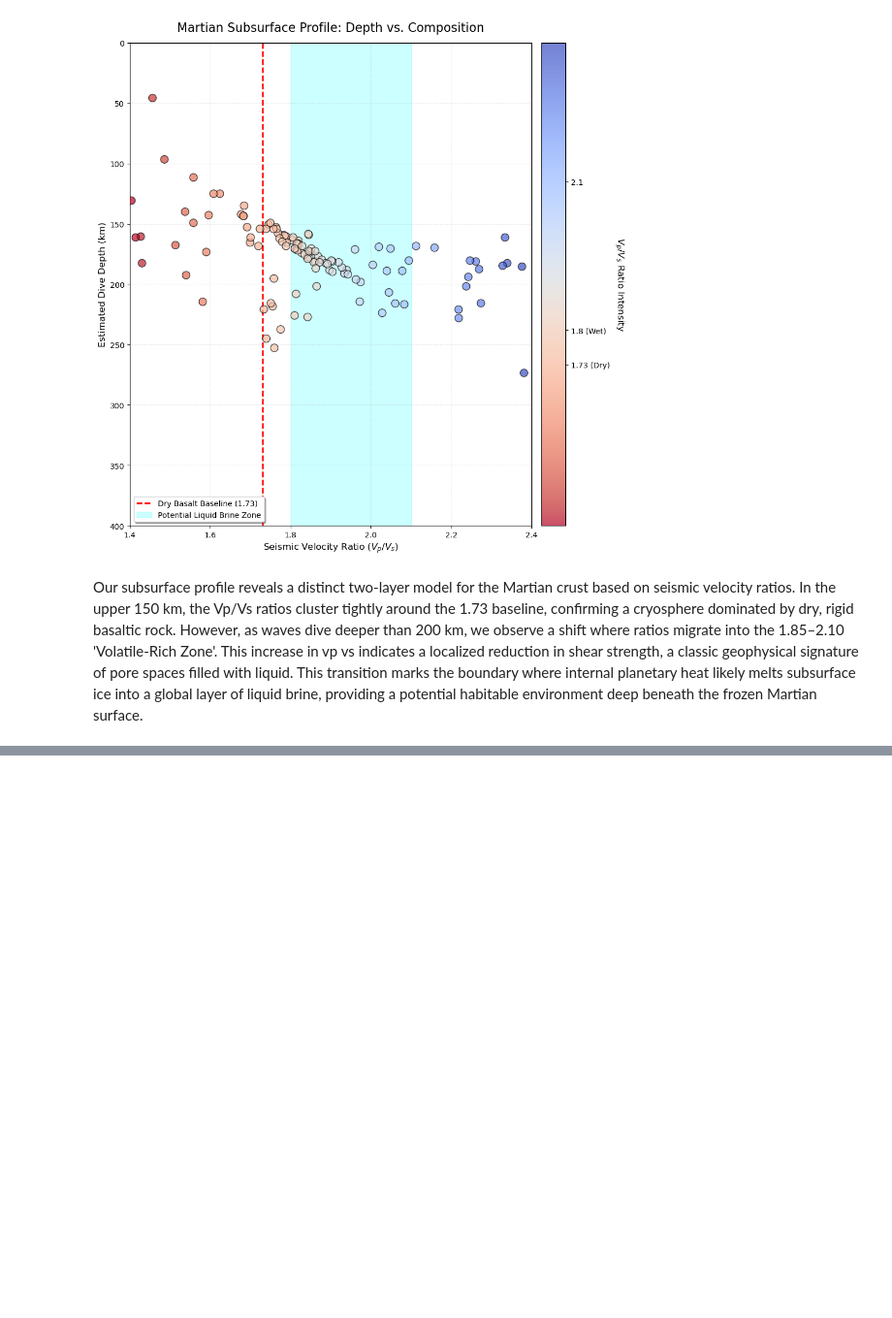
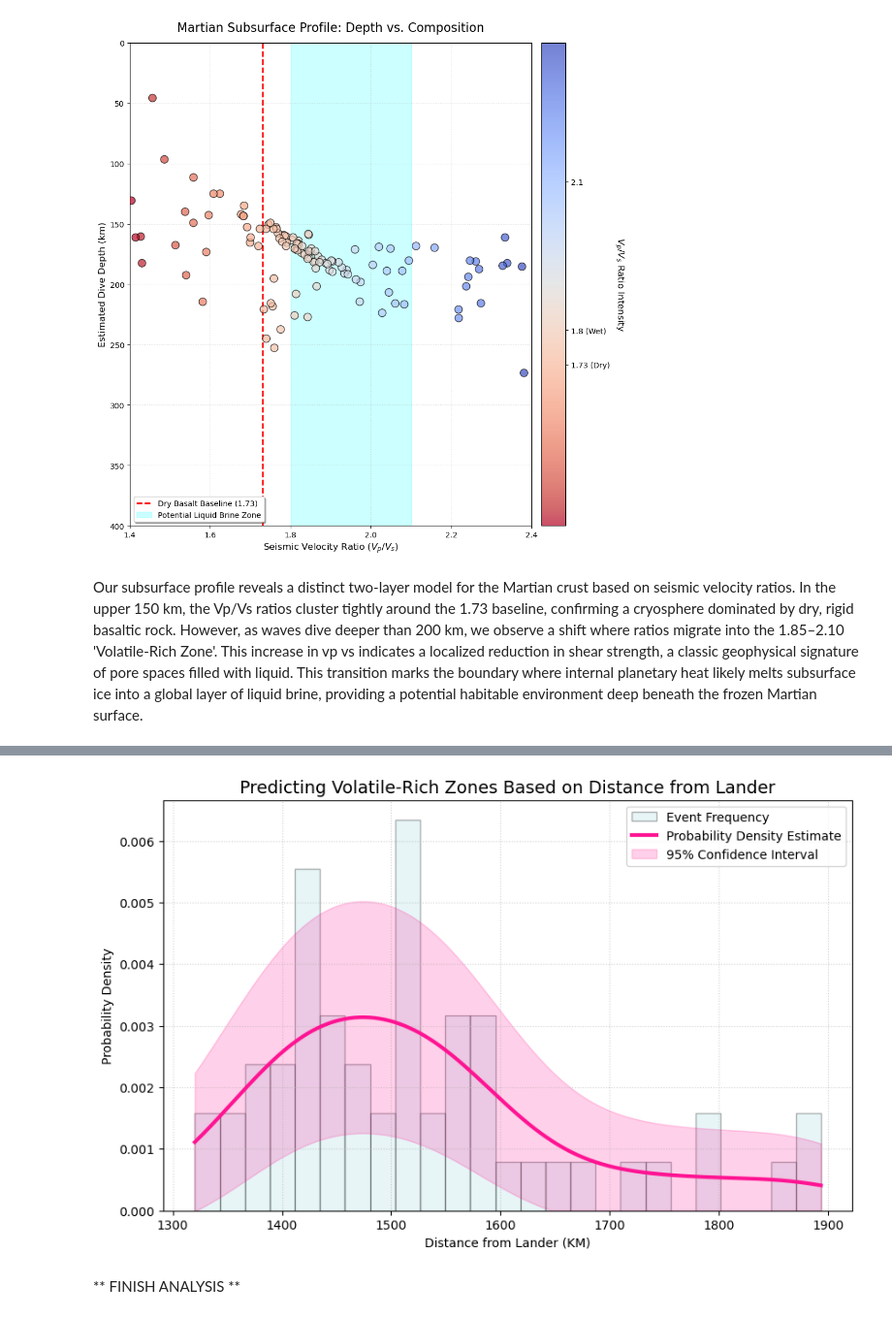
Before and after one commit to GPGN268/SP2026-FP08-Insight-Mission, a Jupyter notebook: Final_Mars_Seismic_Analysis.ipynb, the cells around one changed output, grey strips where cells are left out. Shown at 97% size. Cells and saved outputs as stored; diff of their text form; code cells hidden in the pictures; blank space fills up the shorter version.

Commit message:
added my stuff for frequency, need to analyze

```diff
--- a/Final_Mars_Seismic_Analysis.ipynb
+++ b/Final_Mars_Seismic_Analysis.ipynb
@@ -385,0 +432,47 @@ Our subsurface profile reveals a distinct two-layer model for the Martian crust
+# %%
+dist = volatile_zone['Distance_KM'].values # creates a vector containing all the distance values
+n = len(dist) # n is the number of observations we have
+color = 'deeppink' # hello women in stem!
+
+fig, ax1 = plt.subplots(figsize=(10, 6)) # basic setup of the plot
+
+# create the histogram using 25 bins to separate the distances into
+# density= true makes the area under the curve 1, which means the area of each bar represents the probability that a data point falls within the bin's range of distances (basically makes the y-axis probability density)
+# rest of the command is just visuals (colors, lines, making things pretty!)
+n_hist, bins, patches = ax1.hist(dist, bins=25, density=True, color='powderblue',
+                                 edgecolor='black', alpha=0.3, label='Event Frequency')
+
+# the trendline
+kde = gaussian_kde(dist) #kde is kernel density estimation from the scipy library. this one uses gaussian quadrature/ lets the data determine the shape instead of assuming a specific shape
+dist_range = np.linspace(min(dist), max(dist), 500) # create a linearly spaced vector with 500 entries from the min to max values
+trend_density = kde(dist_range) # heres the trendline!
+
+# confidence interval
+z_score = 1.96 # the z-score for 2 standard deviations from the mean (ie a 95% CI)
+bandwidth = kde.factor * np.std(dist) # scipy's internal smoothing factor
+std_err = np.sqrt(trend_density / (n * bandwidth)) # calculate the standard error at every point from the basic formula
+ci = z_score * std_err # confidence interval (this will be +/- the trend density everywhere)
+# the way we did this means theres a 95% confidence interval for every point
+
+# plotting the trendline
+ax1.plot(dist_range, trend_density, color=color, linewidth=3, label='Probability Density Estimate')
+
+# fill in the confidence interval
+ax1.fill_between(dist_range,
+                 np.maximum(0, trend_density - ci), # heres the part where its CI +/- trend density
+                 trend_density + ci,
+                 color=color, alpha=0.2, label='95% Confidence Interval')
+# we are 95% confident that the true distribution of volatile-rich zones lies within the shaded pink region, assuming the data represents a random sampling of marsquakes.
+
+# the final visual details
+ax1.set_title('Predicting Volatile-Rich Zones Based on Distance from Lander', fontsize=14)
+ax1.set_xlabel('Distance from Lander (KM)')
+ax1.set_ylabel('Probability Density')
+ax1.grid(ls='dotted', alpha=0.6)
+ax1.legend()
+
+plt.show()
+# %% [output]
+[figure, added]
+# %% [markdown]
+** FINISH ANALYSIS **
```
Also changed, not shown: parts of 3 cells of this notebook.
